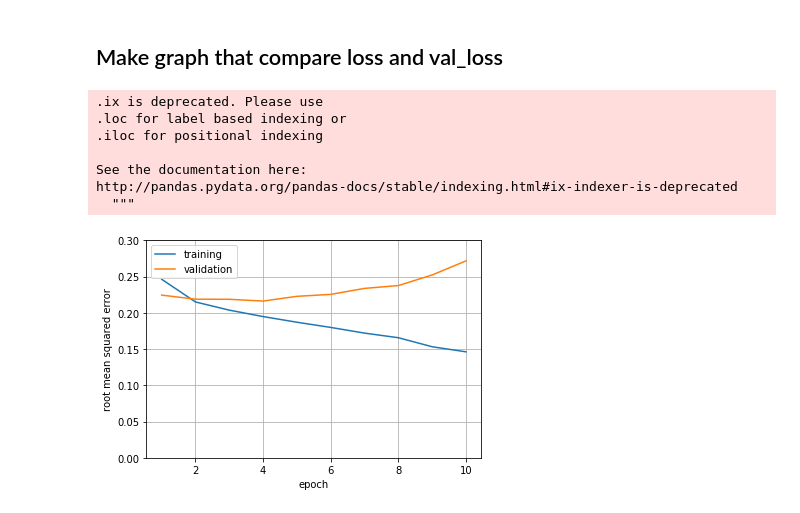
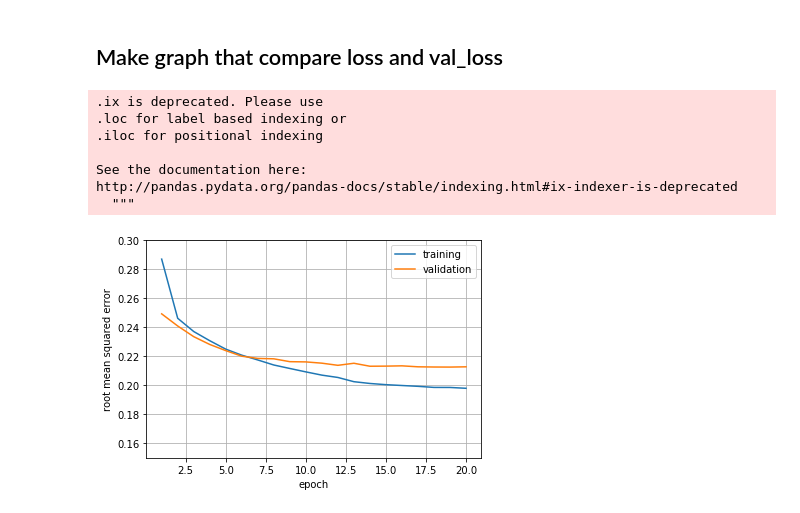
Before and after one commit to jowoojun/kaggle-Toxic-Comment-Classification-Challenge, a Jupyter notebook: Toxic_classification.ipynb, the cells around one changed output. Saved outputs shown, nothing was run; the diff lists cells and outputs as text; code cells hidden in the pictures.

```diff
--- a/Toxic_classification.ipynb
+++ b/Toxic_classification.ipynb
@@ -120,41 +123,43 @@ for word, i in word_index.items():
 inp = Input(shape=(maxlen,)) # X_t가 (maxlen, -1)인지 재확인 및 reshape
 x = Embedding(max_features, embed_size, weights=[embedding_matrix])(inp) # inp를 (max_features X embed_size)의 행렬에 weights의 가중치로 embedding
 
-x = Conv1D(64, kernel_size=3, padding='same', name='conv1')(x) # CNN
-x = BatchNormalization()(x) # batch normalization
-x = ELU()(x) # ELU
-x = MaxPool1D()(x) # maxpooling
+x = SpatialDropout1D(0.2)(x) # 현재 (단어 x embed_size)의 행렬에서 각 문장당 dropout을 수행
+                                           # 간단히 말하면 몇 단어 빼고서 학습한다는 의미
 
-x = Bidirectional(LSTM(50, return_sequences=True, dropout=0.1, recurrent_dropout=0.1))(x) # RNN중 하나인 LSTM사용 and maxpool
-x = GlobalMaxPool1D()(x) # maxpolling
+x = Bidirectional(GRU(128, return_sequences=True,dropout=0.1,recurrent_dropout=0.1))(x) # GRU를 통해 학습
+x = Conv1D(64, kernel_size = 3, padding = "valid", kernel_initializer = "glorot_uniform")(x) # 그 결과를 CNN에 통과
+avg_pool = GlobalAveragePooling1D()(x) # CNN의 결과를 AveragePooling하고
+max_pool = GlobalMaxPooling1D()(x) # CNN의 결과를 MaxPooling한 뒤
 
-x = Dense(50, activation="relu")(x) # Fully connection layer
-x = Dropout(0.1)(x)
-x = Dense(6, activation="sigmoid")(x) # 결론
+x = concatenate([avg_pool, max_pool])  # 합쳐서
 
+preds = Dense(6, activation="sigmoid")(x) # sigmoid 에 통과한다.
 
-model = Model(inputs=inp, outputs=x) # 모델의 input, output설정
-model.compile(loss='binary_crossentropy', optimizer='adam', metrics=['accuracy']) # optimizer는 adam loss는 binary_crossentropy로 구함
+# 간단 요약. RNN과 CNN을 통과해 각 문장의 특징들을 추출한 뒤,
+#그 중 가장 두드러진 특징과 전반적인 특징을 모아서 결론을 냈다.
+
+model = Model(inp, preds) # 모델의 input, output설정
+model.compile(loss='binary_crossentropy',optimizer=Adam(lr=1e-4),metrics=['accuracy']) # optimizer는 adam loss는 binary_crossentropy로 구함
 # %% [output]
 WARNING:tensorflow:From /home/dislab/anaconda2/lib/python2.7/site-packages/tensorflow/python/util/deprecation.py:497: calling conv1d (from tensorflow.python.ops.nn_ops) with data_format=NHWC is deprec ...
 Instructions for updating:
 `NHWC` for data_format is deprecated, use `NWC` instead
 # %%
 learning_rate_reduction = ReduceLROnPlateau(monitor='val_acc',
-                                            patience=3,
+                                            patience=2,
                                             verbose=1,
                                             factor=0.5,
-                                            min_lr=0.0000001)
+                                            min_lr=0.00000001)
 
 callbacks = [learning_rate_reduction, # learning_rate를 점차 감소시킴으로서 최적값에 접근하는 방식
                                                        # approach to get optimal value by gradually decreasing learning_rate
-             #EarlyStopping('val_loss', patience=2), # val_loss이 최적값에서 멀어지는 순간 epoch가 남아도 학습 중지
+             EarlyStopping('val_loss', patience=3), # val_loss이 최적값에서 멀어지는 순간 epoch가 남아도 학습 중지
                                                                        # If val_loss deviates from the optimal value,
                                                                        # learning stops even if epoch remains.
              ModelCheckpoint(MODEL_WEIGHTS_FILE, save_best_only=True)] # 모델을 학습시키면서 지금까지 등장했던 최적의 weight들을 항상 저장한다.
                                                                                                             # Always store the optimal weights that have been shown so far
                                                                                                             # while learning the model
 
-history = model.fit(X_t, y, batch_size=32, epochs=10, validation_split=0.1, callbacks=callbacks); # 학습 시작
+history = model.fit(X_t, y, batch_size=32, epochs=20, validation_split=0.1, callbacks=callbacks); # 학습 시작
 # %% [output]
 Train on 143613 samples, validate on 15958 samples
@@ -188,17 +193,17 @@ sample_submission.to_csv('./data/submission.csv', index=False) # csv파일에
 # %%
 loss = pd.DataFrame({'epoch': [ i + 1 for i in history.epoch ],
                      'training': [ math.sqrt(loss) for loss in history.history['loss'] ],
                      'validation': [ math.sqrt(loss) for loss in history.history['val_loss'] ]})
 #ax = loss.ix[:,:].plot(x='epoch', figsize={1,30}, grid=True)
 ax = loss.ix[:,:].plot(x='epoch', grid=True)
 ax.set_ylabel("root mean squared error")
-ax.set_ylim([0.0,0.3]);
+ax.set_ylim([0.15,0.3]);
 # %% [output]
 .ix is deprecated. Please use
 .loc for label based indexing or
 .iloc for positional indexing
 
 See the documentation here:
 http://pandas.pydata.org/pandas-docs/stable/indexing.html#ix-indexer-is-deprecated
   """
-[figure, old version]
+[figure, new version]
```
Also changed, not shown: parts of 3 cells of this notebook, 2 other files.
